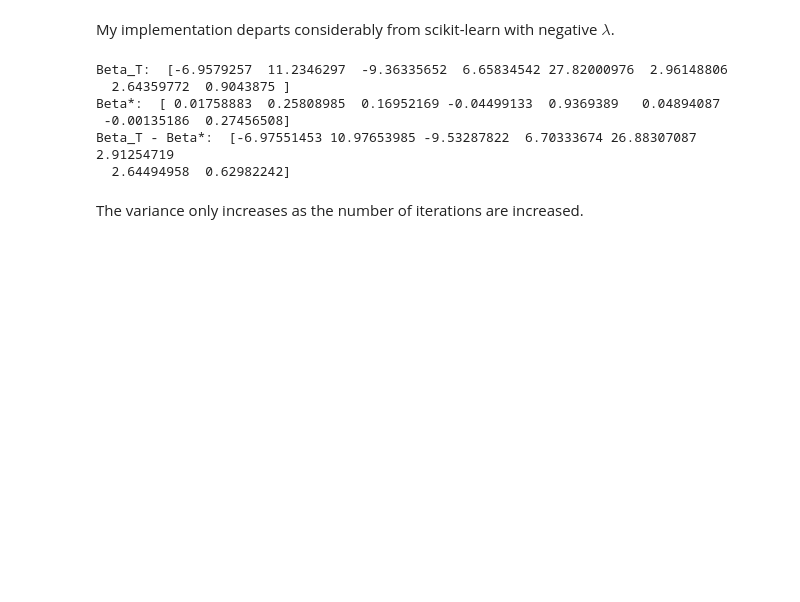
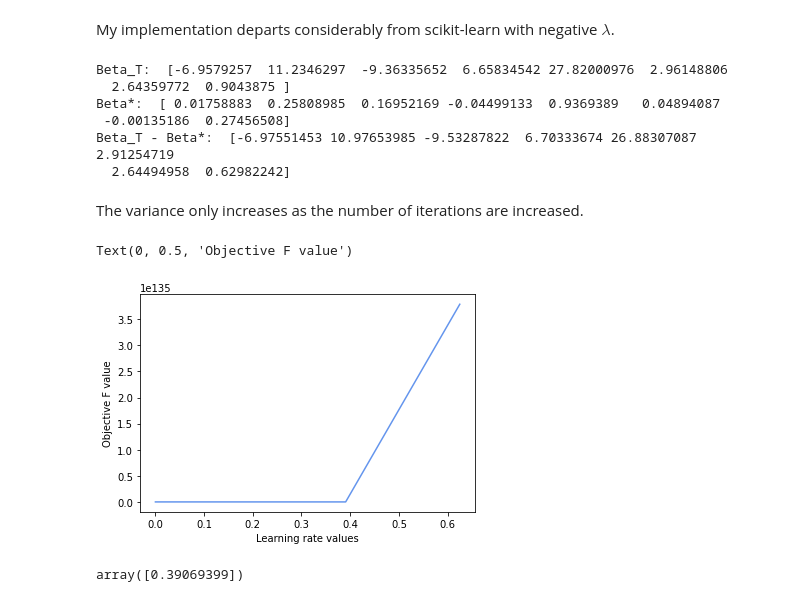
Before and after one commit to anushnap/data558hw2, a Jupyter notebook: HW2-Code.ipynb, the cells around one changed output. Saved outputs shown, nothing was run; the diff lists cells and outputs as text; code cells hidden in the pictures; blank space fills up the shorter version.

```diff
--- a/HW2-Code.ipynb
+++ b/HW2-Code.ipynb
@@ -258,3 +250,29 @@ Beta_T - Beta*:  [-6.97551453 10.97653985 -9.53287822  6.70333674 26.88307087  2
   2.64494958  0.62982242]
 # %% [markdown]
 The variance only increases as the number of iterations are increased.
+# %%
+etas = np.logspace(-10, 0)
+max_iterations = 1000
+lambda_ = 5
+results = np.zeros((len(etas), 2))
+
+for i, e in enumerate(etas):
+    # Get optimal betas from gradient descent using varying learning rates
+    b = graddescent(beta_0, e, max_iterations, lambda_, X_train, y_train)[-1]
+    results[i, 0] = e
+    results[i, 1] = objective_f(b, lambda_, X_train, y_train)
+
+results_df = pd.DataFrame(results, columns = ['eta', 'f'])
+# %%
+plt.plot(results_df['eta'], results_df['f'], color = "cornflowerblue")
+plt.xlabel('Learning rate values')
+plt.ylabel('Objective F value')
+# %% [output]
+Text(0, 0.5, 'Objective F value')
+[figure, added]
+# %%
+# Learning rate that minimizes objective function
+min_eta = results_df['eta'][results_df['f'] == results_df['f'].min()].values
+min_eta
+# %% [output]
+array([0.39069399])
```
Also changed, not shown: parts of 2 cells of this notebook.
